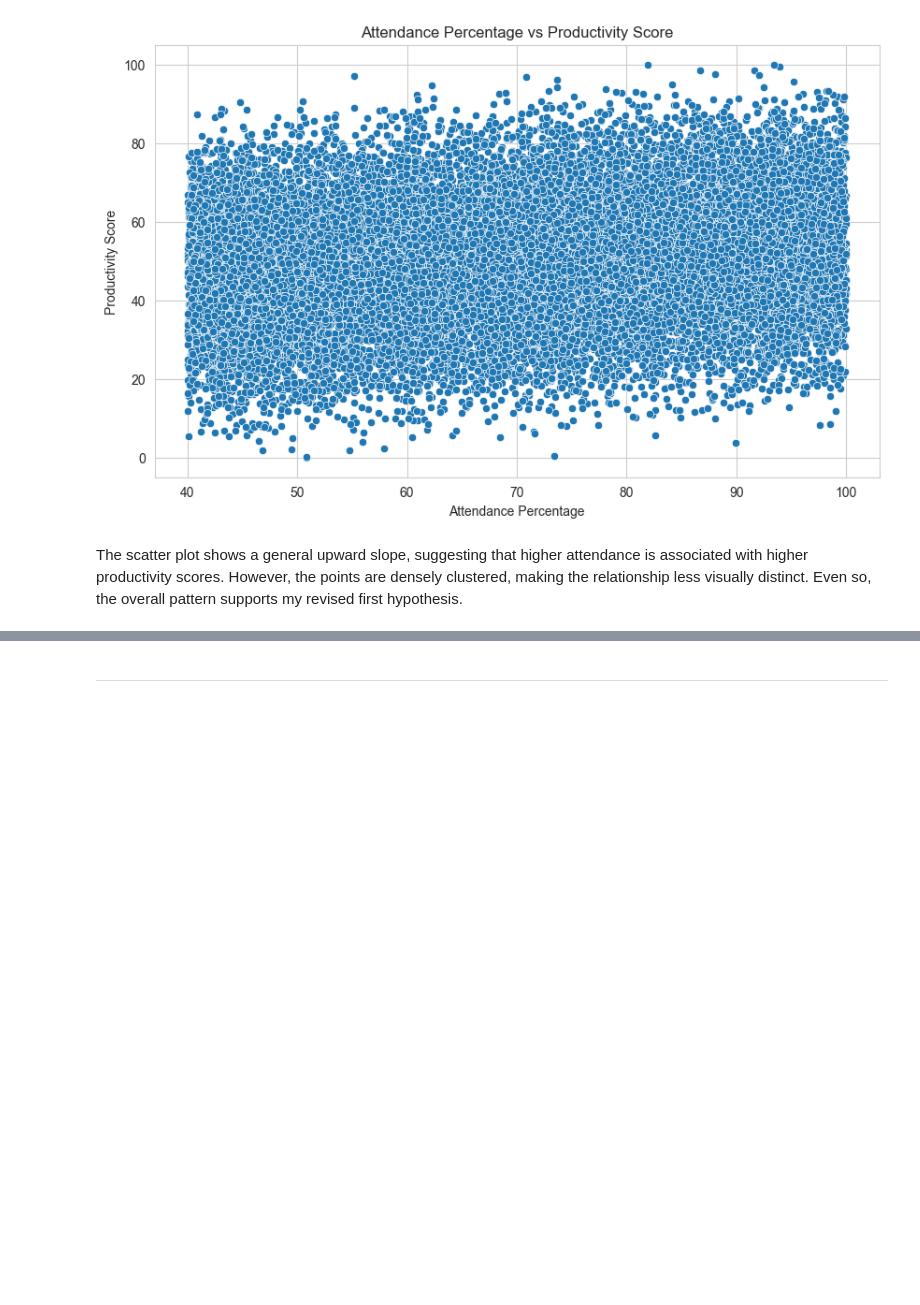
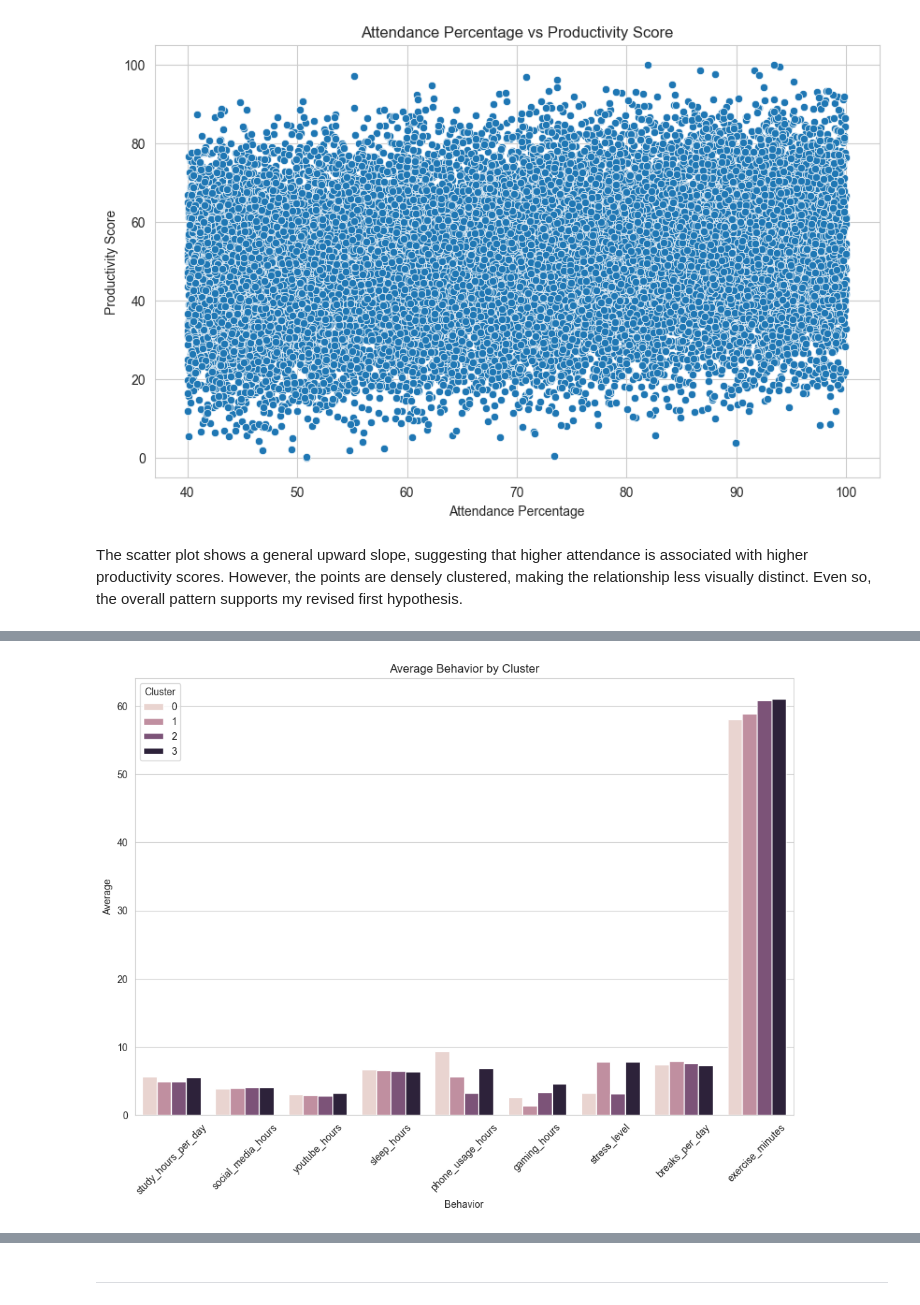
Before and after one commit to lehaanwar/Student-Productivity-and-Behaviours-Project, a Jupyter notebook: jupyter_notebooks/DataVis.ipynb, the cells around one changed output, grey strips where cells are left out. Cells and saved outputs as stored; diff of their text form; code cells hidden in the pictures; blank space fills up the shorter version.

```diff
--- a/jupyter_notebooks/DataVis.ipynb
+++ b/jupyter_notebooks/DataVis.ipynb
@@ -376,0 +452,14 @@ NOTE
+# %%
+#calculate the average behaviour for each cluster and show it in a bar plot.
+cluster_behavior = df.groupby('cluster')[['study_hours_per_day', 'social_media_hours', 'youtube_hours', 'sleep_hours', 'phone_usage_hours', 'gaming_hours', 'stress_level','breaks_per_day','exercise_minutes']].mean().reset_index()
+cluster_behavior_melted = cluster_behavior.melt(id_vars='cluster', var_name='behavior', value_name='average')
+plt.figure(figsize=(12, 8))
+sns.barplot(x='behavior', y='average', hue='cluster', data=cluster_behavior_melted)
+plt.title('Average Behavior by Cluster')
+plt.xlabel('Behavior')
+plt.ylabel('Average')
+plt.legend(title='Cluster')
+plt.xticks(rotation=45)
+plt.show()
+# %% [output]
+[figure, added]
```
Also changed, not shown: parts of 23 cells of this notebook.
